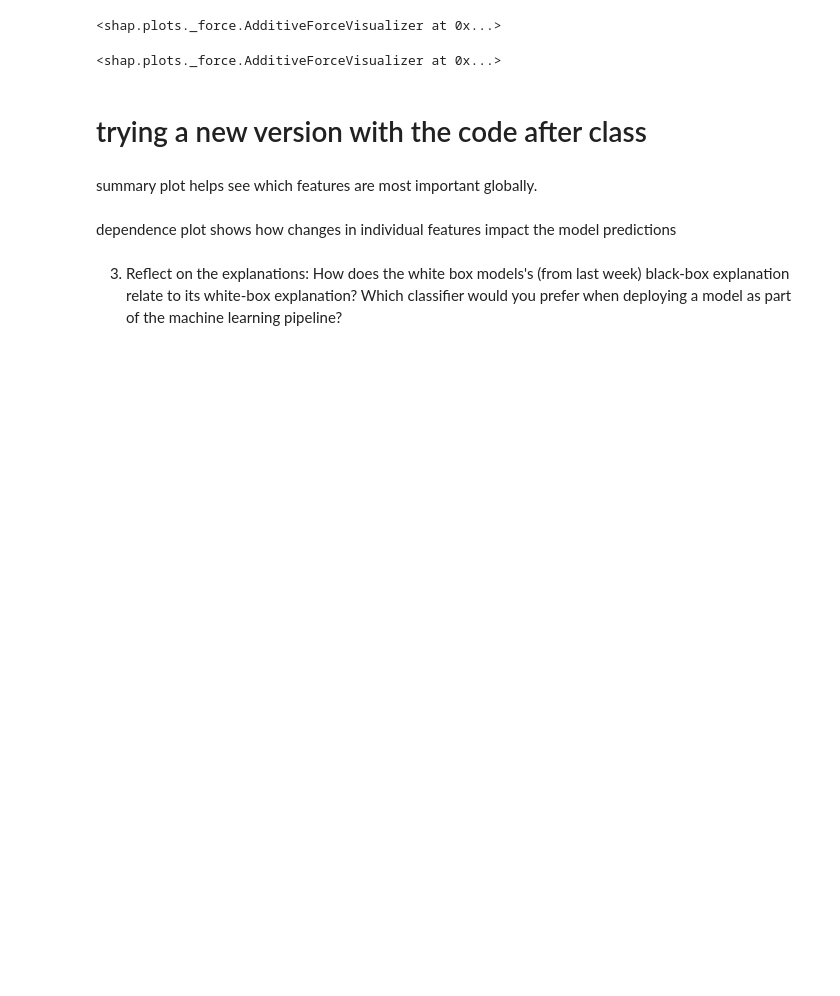
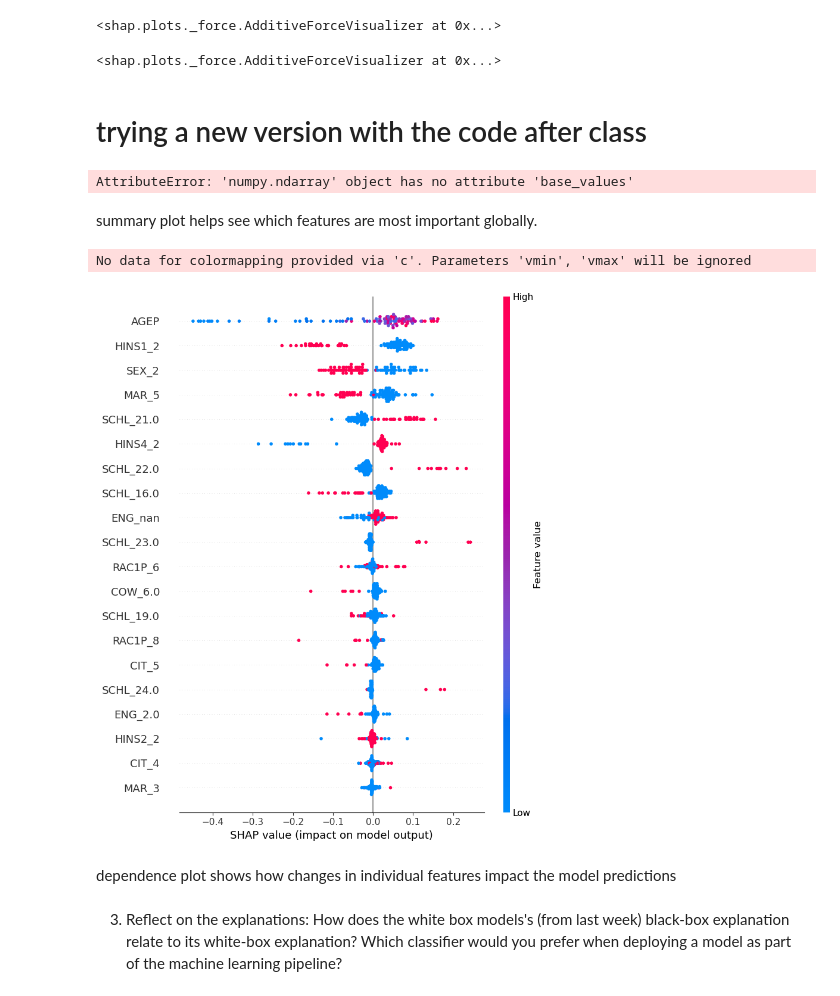
Before and after one commit to AlteaF/Algorithmic_Fairness_2025, a Jupyter notebook: ex4/afae24-exercise4.ipynb, the cells around one changed output. Saved outputs shown, nothing was run; the diff lists cells and outputs as text; code cells hidden in the pictures; blank space fills up the shorter version.

Commit message:
ex 4, 100 datapoints

```diff
--- a/ex4/afae24-exercise4.ipynb
+++ b/ex4/afae24-exercise4.ipynb
@@ -97,3 +94,8 @@ X_test.shape
+# %%
+# sampling 100 datapoints
+
+X_test_sample = X_test[0:100]
+y_test_sample = y_test[0:100]
 # %% [markdown]
 # Task
 
@@ -204,16 +206,21 @@ shap.summary_plot(interaction_values, X_test)
 # %%
 explainer = shap.TreeExplainer(forest)
 # %%
-shap_vals = explainer.shap_values(X_test)
+shap_vals = explainer.shap_values(X_test_sample)
 # %%
 # waterfall
-shap.plots.waterfall(shap_vals[1])
+shap.plots.waterfall(shap_vals[1][0])
+# %% [output]
+AttributeError: 'numpy.ndarray' object has no attribute 'base_values'
 # %% [markdown]
 summary plot helps see which features are most important globally.
 # %%
 # summary plot shows importance of each feature across all predictions in the test set
 # (hopw much each feature influences the model and whether high vals of a feature increase or decrease the prediction)
-shap.summary_plot(shap_vals[1], X_test, feature_names = X_train.columns)
+shap.summary_plot(shap_vals[1], X_test_sample, feature_names = X_test_sample.columns)
+# %% [output]
+No data for colormapping provided via 'c'. Parameters 'vmin', 'vmax' will be ignored
+[figure, added]
 # %% [markdown]
 dependence plot shows how changes in individual features impact the model predictions
 # %%
```
Also changed, not shown: parts of 7 cells of this notebook, 1 other file.
